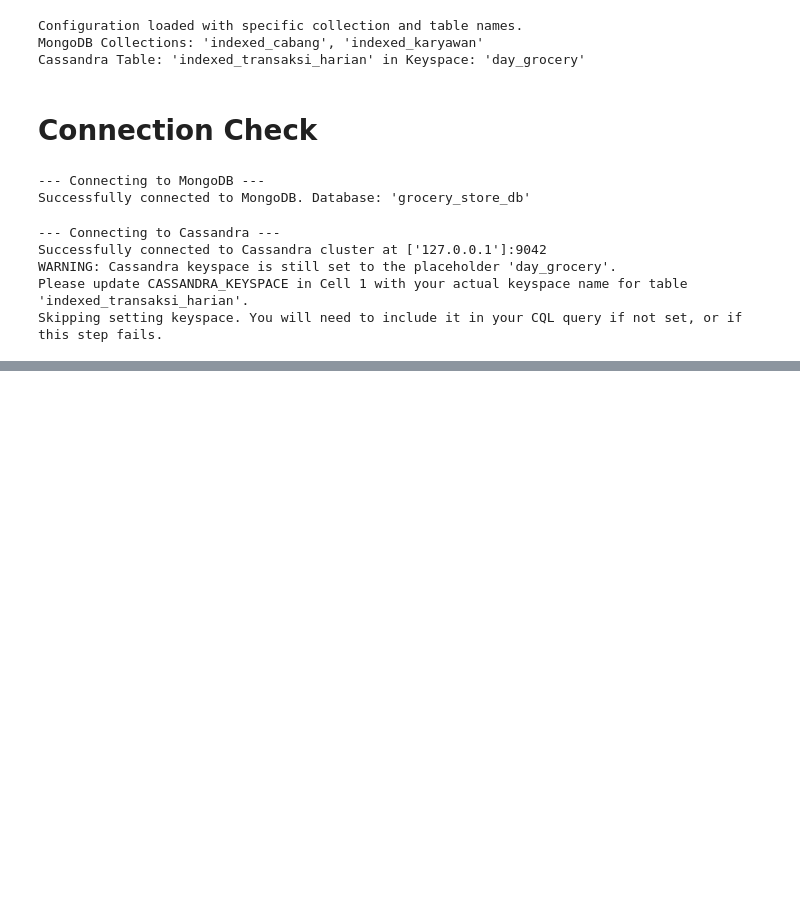
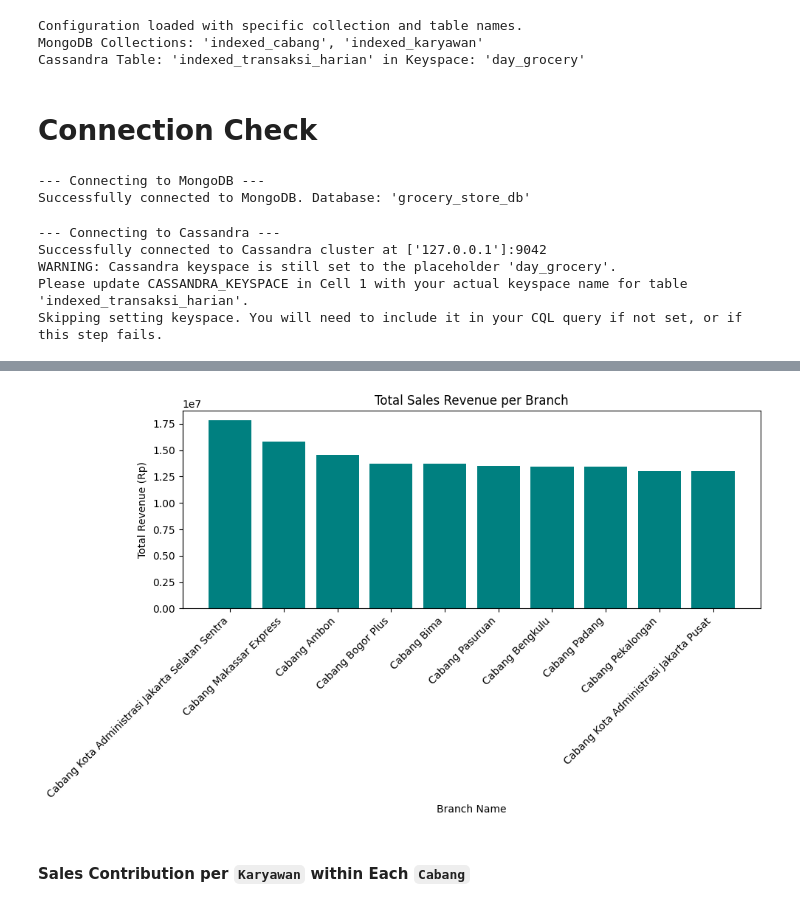
Before and after one commit to yaffawijaya/grocery-monandra, a Jupyter notebook: notebooks/03-aggregation.ipynb, the cells around one changed output, grey strips where cells are left out. Cells and saved outputs as stored; diff of their text form; code cells hidden in the pictures; blank space fills up the shorter version.

```diff
--- a/notebooks/03-aggregation.ipynb
+++ b/notebooks/03-aggregation.ipynb
@@ -84,0 +129,3 @@ Skipping setting keyspace. You will need to include it in your CQL query if not
+# %%
+df_cabang = read_mongodb_collection_as_dataframe(mongo_client, MONGO_DATABASE_NAME, "indexed_cabang")
+df_karyawan = read_mongodb_collection_as_dataframe(mongo_client, MONGO_DATABASE_NAME, "indexed_karyawan")
@@ -84,0 +189,5 @@ Skipping setting keyspace. You will need to include it in your CQL query if not
+# %%
+# change from tanggal dtype object to date
+df_transaksi_harian['tanggal'] = pd.to_datetime(df_transaksi_harian['tanggal'], format='%Y-%m-%d')
+
+df_transaksi_harian['tanggal'].dtype
@@ -84,0 +216,12 @@ Skipping setting keyspace. You will need to include it in your CQL query if not
+# %%
+if '_id' in df_cabang.columns:
+    df_cabang = df_cabang.drop(columns=['_id'])
+
+if '_id' in df_karyawan.columns:
+    df_karyawan = df_karyawan.drop(columns=['_id'])
+
+# Data Cleaning & Preparation:
+# Ensure relevant columns are numeric for calculations
+df_transaksi_harian['harga_barang'] = pd.to_numeric(df_transaksi_harian['harga_barang'])
+df_transaksi_harian['qty'] = pd.to_numeric(df_transaksi_harian['qty'])
+df_transaksi_harian['total_transaksi'] = pd.to_numeric(df_transaksi_harian['total_transaksi'])
@@ -84,0 +263,14 @@ Skipping setting keyspace. You will need to include it in your CQL query if not
+# %%
+# Step 1.1: Aggregate total_transaksi by id_cabang from Cassandra data
+branch_total_sales = df_transaksi_harian.groupby('id_cabang')['total_transaksi'].sum().reset_index()
+branch_total_sales.rename(columns={'total_transaksi': 'total_branch_revenue'}, inplace=True)
+
+# Step 1.2: Sort branches by total revenue
+LENGTH = 10
+branch_sales_details_sorted = branch_total_sales.sort_values(by='total_branch_revenue', ascending=False)
+branch_sales_details_sorted_head = branch_sales_details_sorted.head(LENGTH).reset_index(drop=True)
+
+# Step 1.3: Merge with df_cabang (MongoDB data) to get branch details
+branch_sales_details = pd.merge(branch_sales_details_sorted_head, df_cabang, on='id_cabang', how='left')
+
+branch_sales_details
@@ -84,0 +289,15 @@ Skipping setting keyspace. You will need to include it in your CQL query if not
+# %%
+# Visualization
+if not branch_sales_details.empty:
+    plt.figure(figsize=(10, 6))
+    plt.bar(branch_sales_details['nama_cabang'], branch_sales_details['total_branch_revenue'], color='teal')
+    plt.title('Total Sales Revenue per Branch')
+    plt.xlabel('Branch Name')
+    plt.ylabel('Total Revenue (Rp)')
+    plt.xticks(rotation=45, ha="right")
+    plt.tight_layout()
+    plt.show()
+# %% [output]
+[figure, added]
+# %% [markdown]
+#### Sales Contribution per `Karyawan` within Each `Cabang`
```
Also changed, not shown: parts of 30 cells of this notebook.
